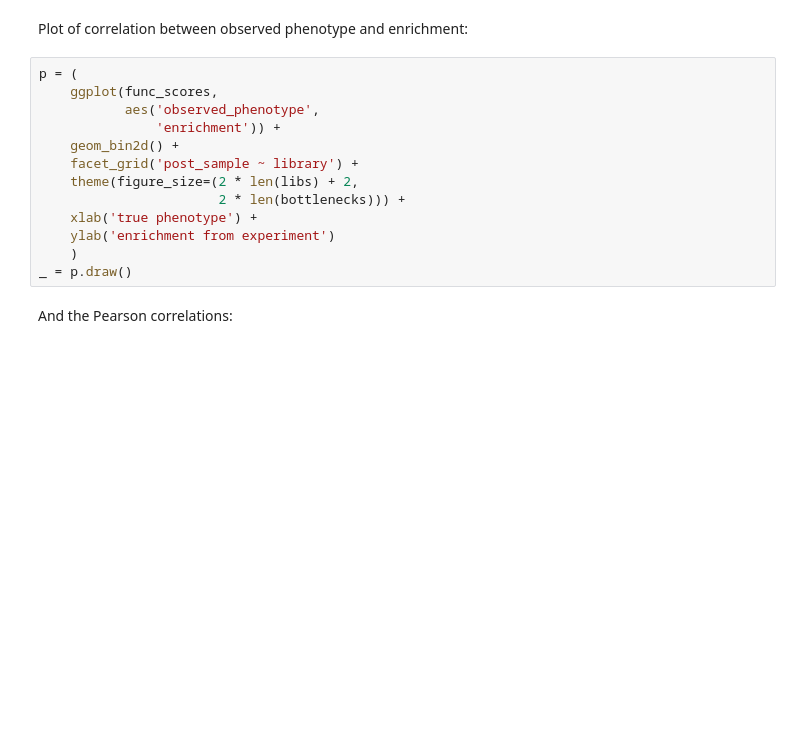
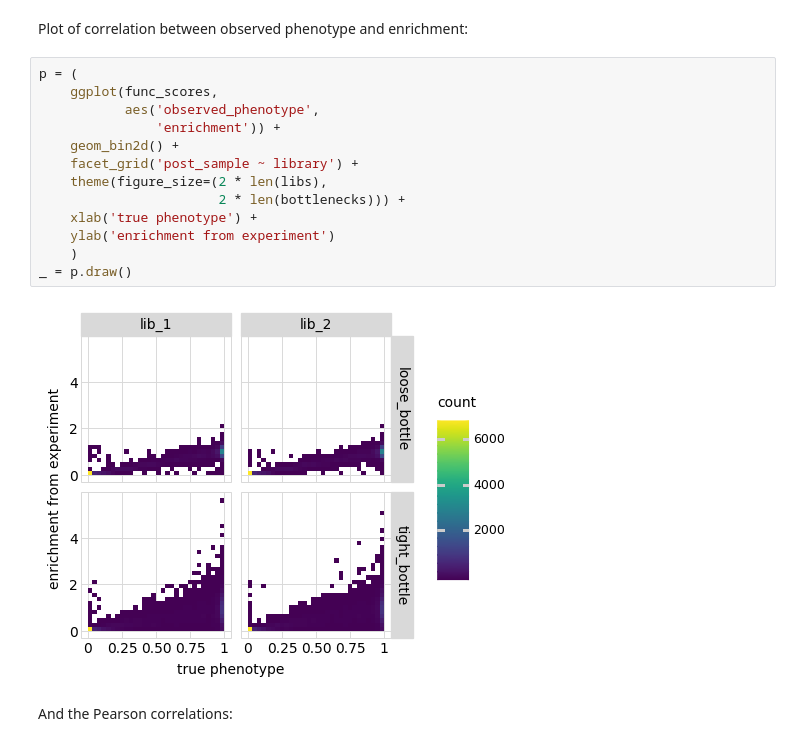
Before and after one commit to jbloomlab/dms_variants, a Jupyter notebook: notebooks/codonvariant_sim_data.ipynb, the cells around one changed output. Saved outputs shown, nothing was run; the diff lists cells and outputs as text; blank space fills up the shorter version.

```diff
--- a/notebooks/codonvariant_sim_data.ipynb
+++ b/notebooks/codonvariant_sim_data.ipynb
@@ -669,16 +683,18 @@ Plot of correlation between observed phenotype and enrichment:
 # %%
 p = (
     ggplot(func_scores,
            aes('observed_phenotype',
                'enrichment')) +
     geom_bin2d() +
     facet_grid('post_sample ~ library') +
-    theme(figure_size=(2 * len(libs) + 2,
+    theme(figure_size=(2 * len(libs),
                        2 * len(bottlenecks))) +
     xlab('true phenotype') +
     ylab('enrichment from experiment')
     )
 _ = p.draw()
+# %% [output]
+[figure, added]
 # %% [markdown]
 And the Pearson correlations:
 # %%
```
Also changed, not shown: parts of 24 cells of this notebook, 4 other files.
